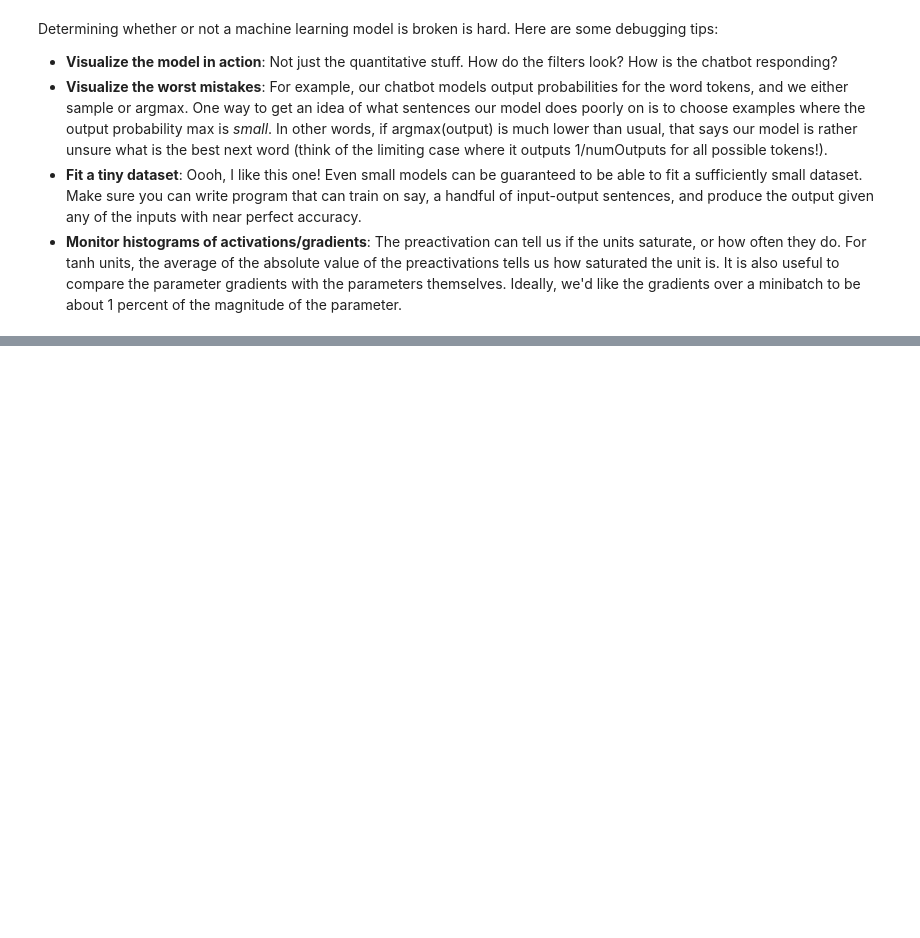
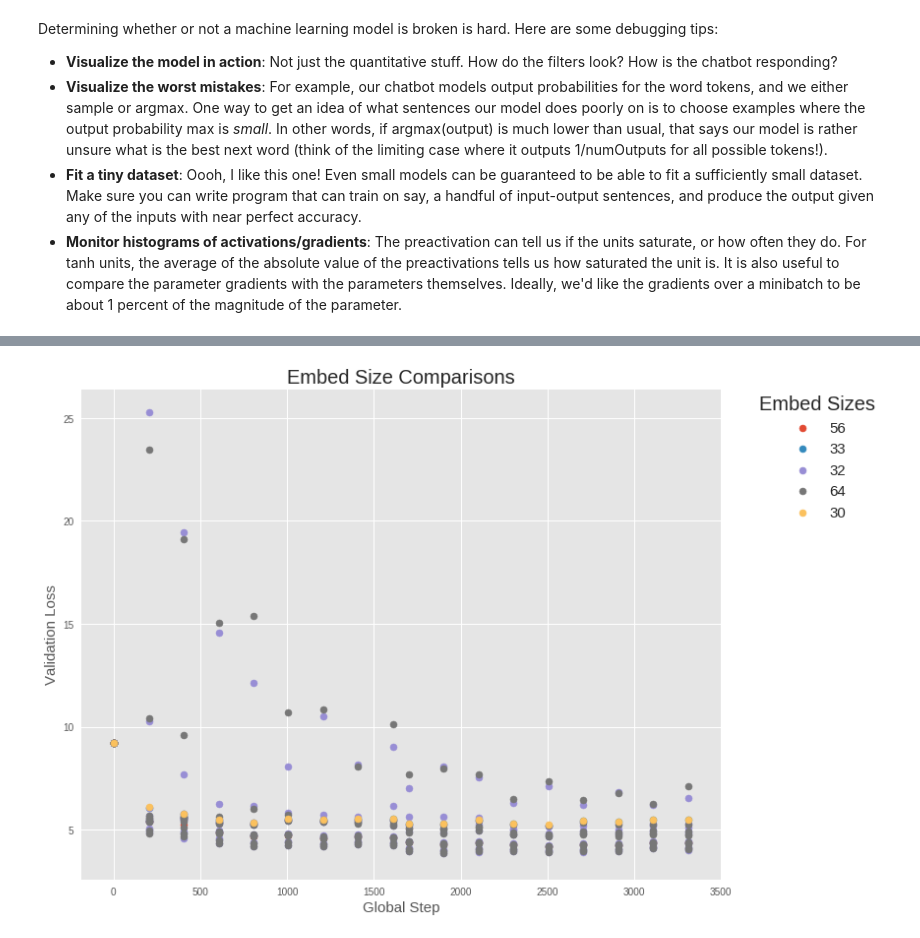
Before and after one commit to mckinziebrandon/DeepChatModels, a Jupyter notebook: notebooks/Analysis.ipynb, the cells around one changed output, grey strips where cells are left out. Drawn from its saved outputs; the diff is of its cells as text; code cells hidden in the pictures; blank space fills up the shorter version.

```diff
--- a/notebooks/Analysis.ipynb
+++ b/notebooks/Analysis.ipynb
@@ -48,0 +103,19 @@ Determining whether or not a machine learning model is broken is hard. Here are
+# %%
+df_by_embed = [(em, df[df['embed_size']==em]) for em in embed_sizes]
+
+plt.figure(figsize=(10, 8))
+for em, df_em in df_by_embed:
+    ax=plt.subplot()
+    plt.scatter(df_em['global_step'], df_em['loss'], label=em)
+
+plt.title('Embed Size Comparisons', fontsize=20)
+ax.set_xlabel('Global Step', fontsize=15)
+ax.set_ylabel('Validation Loss', fontsize=15)
+leg = ax.legend(bbox_to_anchor=(1.05, 1), loc=2, borderaxespad=0.,
+           title='Embed Sizes', prop={'size':15})
+plt.setp(leg.get_title(),fontsize=20)
+plt.tight_layout()
+plt.savefig('em_compare.pdf', bbox_extra_artists=(leg,), bbox_inches='tight')
+plt.show()
+# %% [output]
+[figure, added]
```
Also changed, not shown: parts of 8 cells of this notebook, 10 other files.
